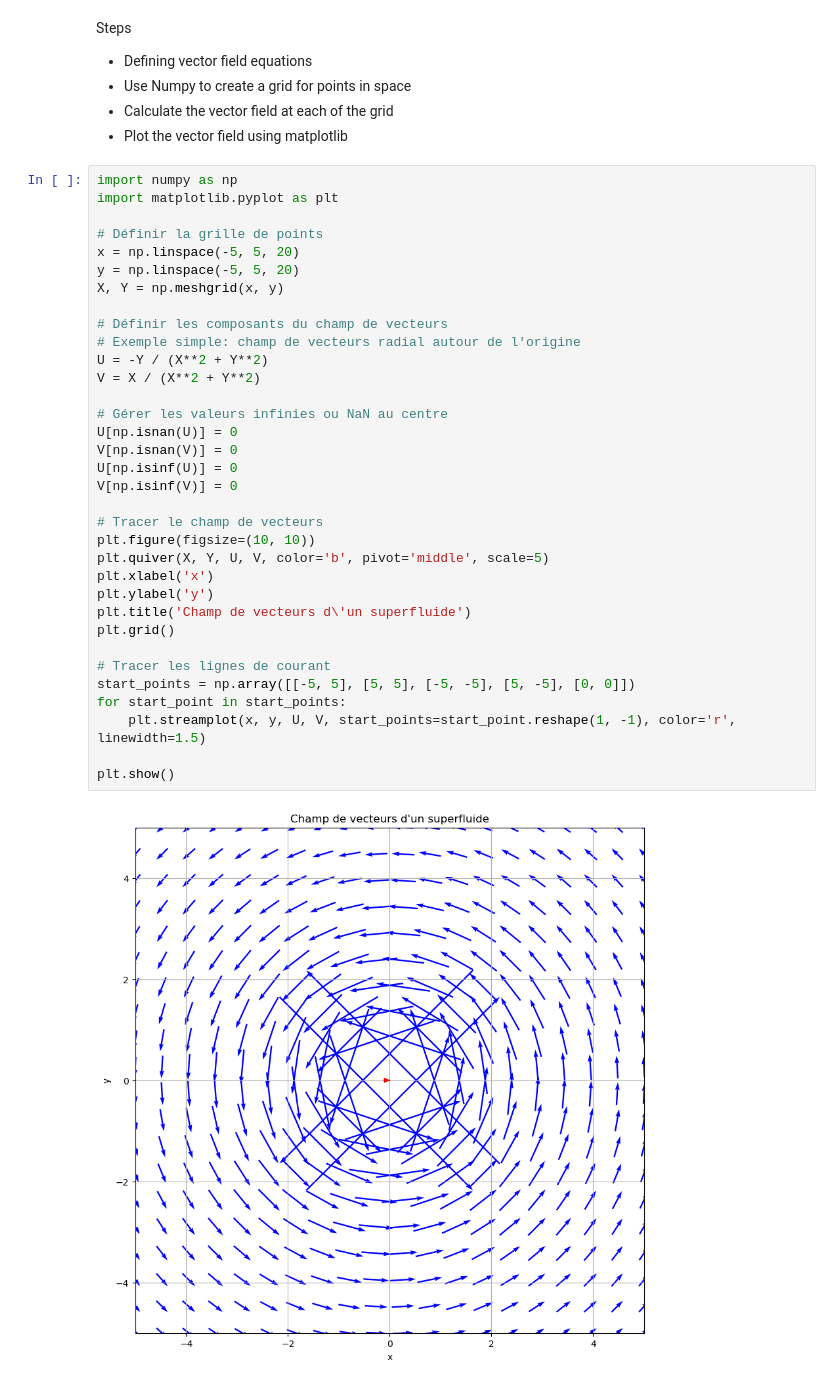
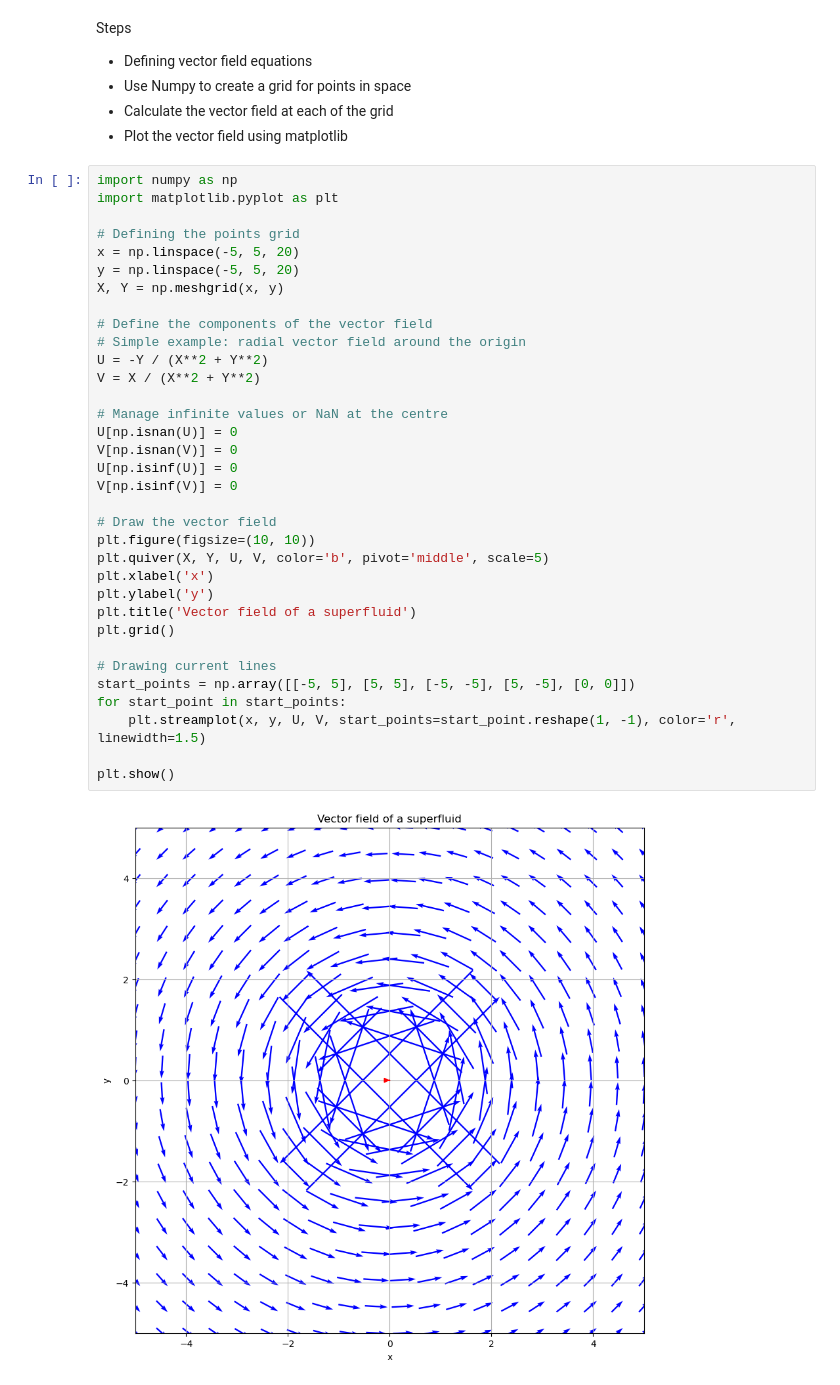
Before and after one commit to Lemniscate-SHA-256/Learning-Very-Interesting-Physics-Only, a Jupyter notebook: Superfluid Vector Field.ipynb, the cells around one changed output. Saved outputs shown, nothing was run; the diff lists cells and outputs as text.

```diff
--- a/Superfluid Vector Field.ipynb
+++ b/Superfluid Vector Field.ipynb
@@ -10,36 +10,36 @@ Steps
 # %%
 import numpy as np
 import matplotlib.pyplot as plt
 
-# Définir la grille de points
+# Defining the points grid
 x = np.linspace(-5, 5, 20)
 y = np.linspace(-5, 5, 20)
 X, Y = np.meshgrid(x, y)
 
-# Définir les composants du champ de vecteurs
-# Exemple simple: champ de vecteurs radial autour de l'origine
+# Define the components of the vector field
+# Simple example: radial vector field around the origin
 U = -Y / (X**2 + Y**2)
 V = X / (X**2 + Y**2)
 
-# Gérer les valeurs infinies ou NaN au centre
+# Manage infinite values or NaN at the centre
 U[np.isnan(U)] = 0
 V[np.isnan(V)] = 0
 U[np.isinf(U)] = 0
 V[np.isinf(V)] = 0
 
-# Tracer le champ de vecteurs
+# Draw the vector field
 plt.figure(figsize=(10, 10))
 plt.quiver(X, Y, U, V, color='b', pivot='middle', scale=5)
 plt.xlabel('x')
 plt.ylabel('y')
-plt.title('Champ de vecteurs d\'un superfluide')
+plt.title('Vector field of a superfluid')
 plt.grid()
 
-# Tracer les lignes de courant
+# Drawing current lines
 start_points = np.array([[-5, 5], [5, 5], [-5, -5], [5, -5], [0, 0]])
 for start_point in start_points:
     plt.streamplot(x, y, U, V, start_points=start_point.reshape(1, -1), color='r', linewidth=1.5)
 
 plt.show()
 # %% [output]
-[figure, old version]
+[figure, new version]
```
Also changed, not shown: 2 other files.
